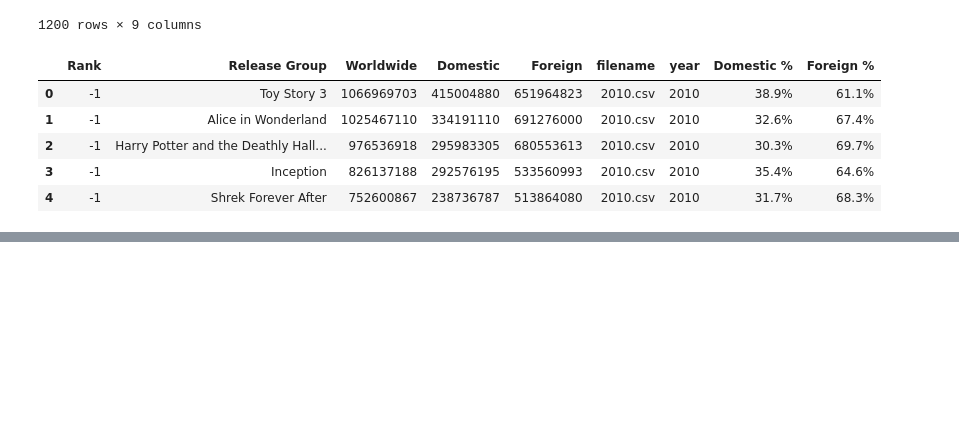
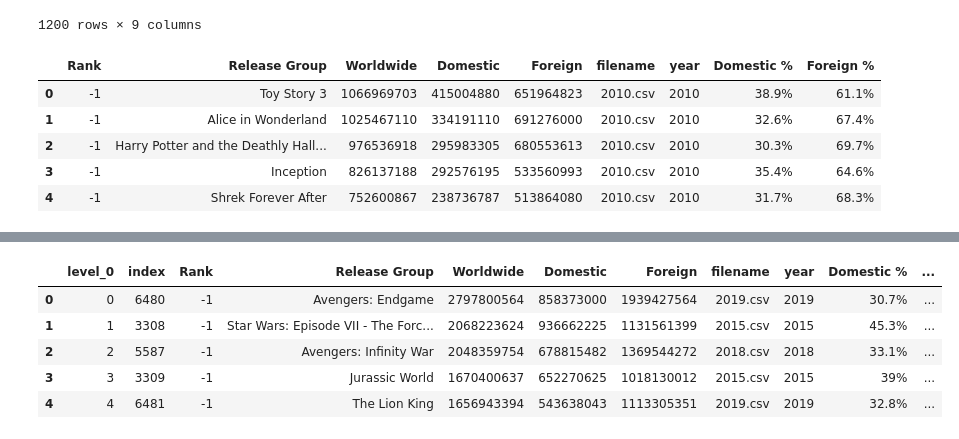
Before and after one commit to Johan-Liebert1/__tutorial__Python, a Jupyter notebook: webScraping/notebooks/3 - Cleanup Data.ipynb, the cells around one changed output, grey strips where cells are left out. Drawn from its saved outputs; the diff is of its cells as text; code cells hidden in the pictures; blank space fills up the shorter version.

```diff
--- a/webScraping/notebooks/3 - Cleanup Data.ipynb
+++ b/webScraping/notebooks/3 - Cleanup Data.ipynb
@@ -49,6 +50,13 @@ cols_to_clean = ["Worldwide", "Domestic", "Foreign"]
 
 def currency_str_to_int(current_val):
     currency_val = current_val.replace("$", "").replace(",","")
+
+    try:
+        currency_val = int(currency_val)
+
+    except:
+        currency_val = 0
+
     return currency_val
 
 
@@ -77,0 +112,3 @@ df_cleaned.head()
+# %%
+df_cleaned.sort_values(by=['Worldwide'], inplace=True, ascending=False)
+df_cleaned.head()
@@ -77,0 +122,10 @@ df_cleaned.head()
+# %%
+df_cleaned.reset_index(inplace=True, drop= True) # drop = True drops the original index column
+df_cleaned.head()
+# %% [output]
+|  | level_0 | index | Rank | Release Group | Worldwide | Domestic | Foreign | filename | year | Domestic % | ... |
+| 0 | 0 | 6480 | -1 | Avengers: Endgame | 2797800564 | 858373000 | 1939427564 | 2019.csv | 2019 | 30.7% | ... |
+| 1 | 1 | 3308 | -1 | Star Wars: Episode VII - The Forc... | 2068223624 | 936662225 | 1131561399 | 2015.csv | 2015 | 45.3% | ... |
+| 2 | 2 | 5587 | -1 | Avengers: Infinity War | 2048359754 | 678815482 | 1369544272 | 2018.csv | 2018 | 33.1% | ... |
+| 3 | 3 | 3309 | -1 | Jurassic World | 1670400637 | 652270625 | 1018130012 | 2015.csv | 2015 | 39% | ... |
+| 4 | 4 | 6481 | -1 | The Lion King | 1656943394 | 543638043 | 1113305351 | 2019.csv | 2019 | 32.8% | ... |
```
Also changed, not shown: parts of 12 cells of this notebook, 2 other files.
